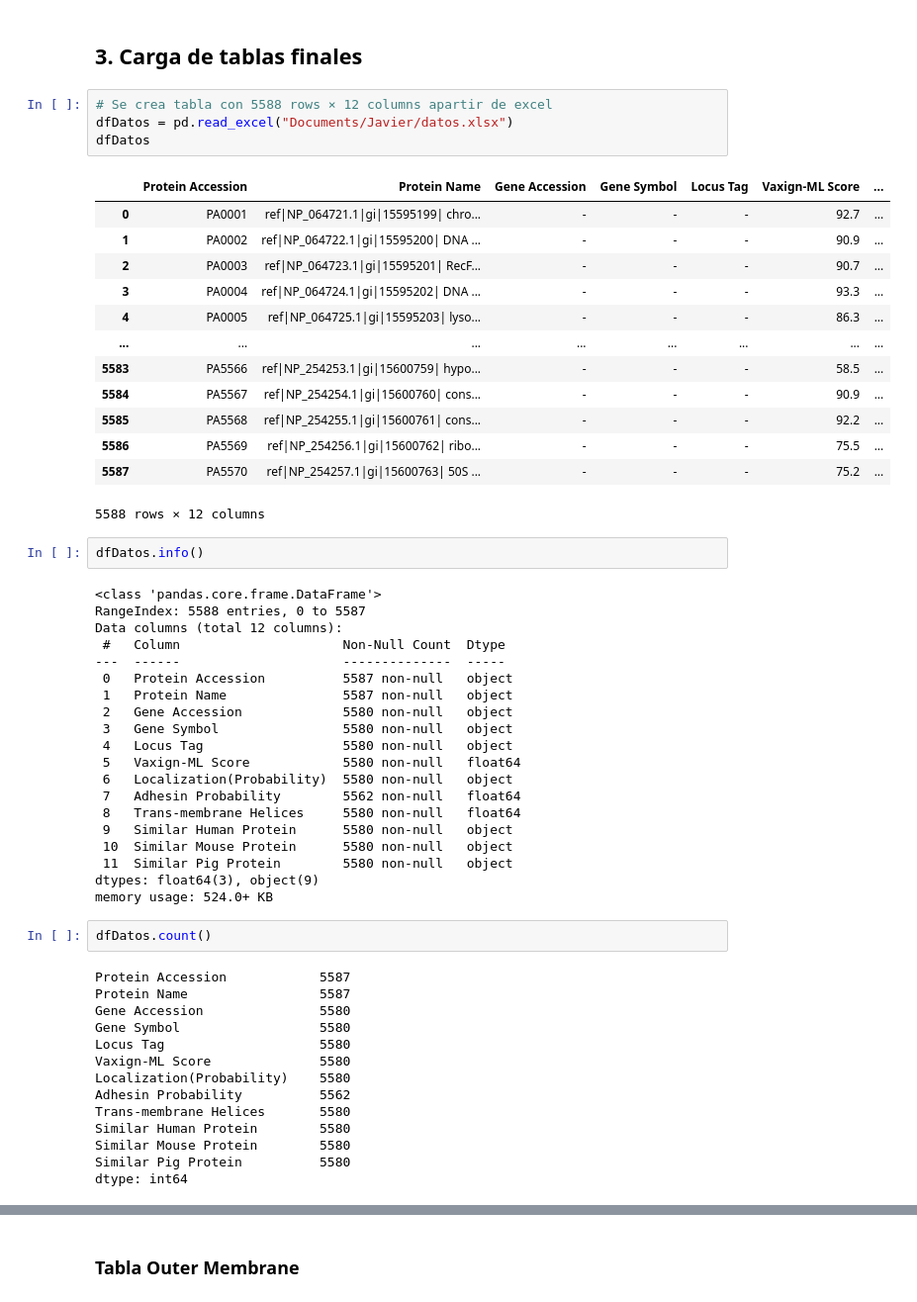
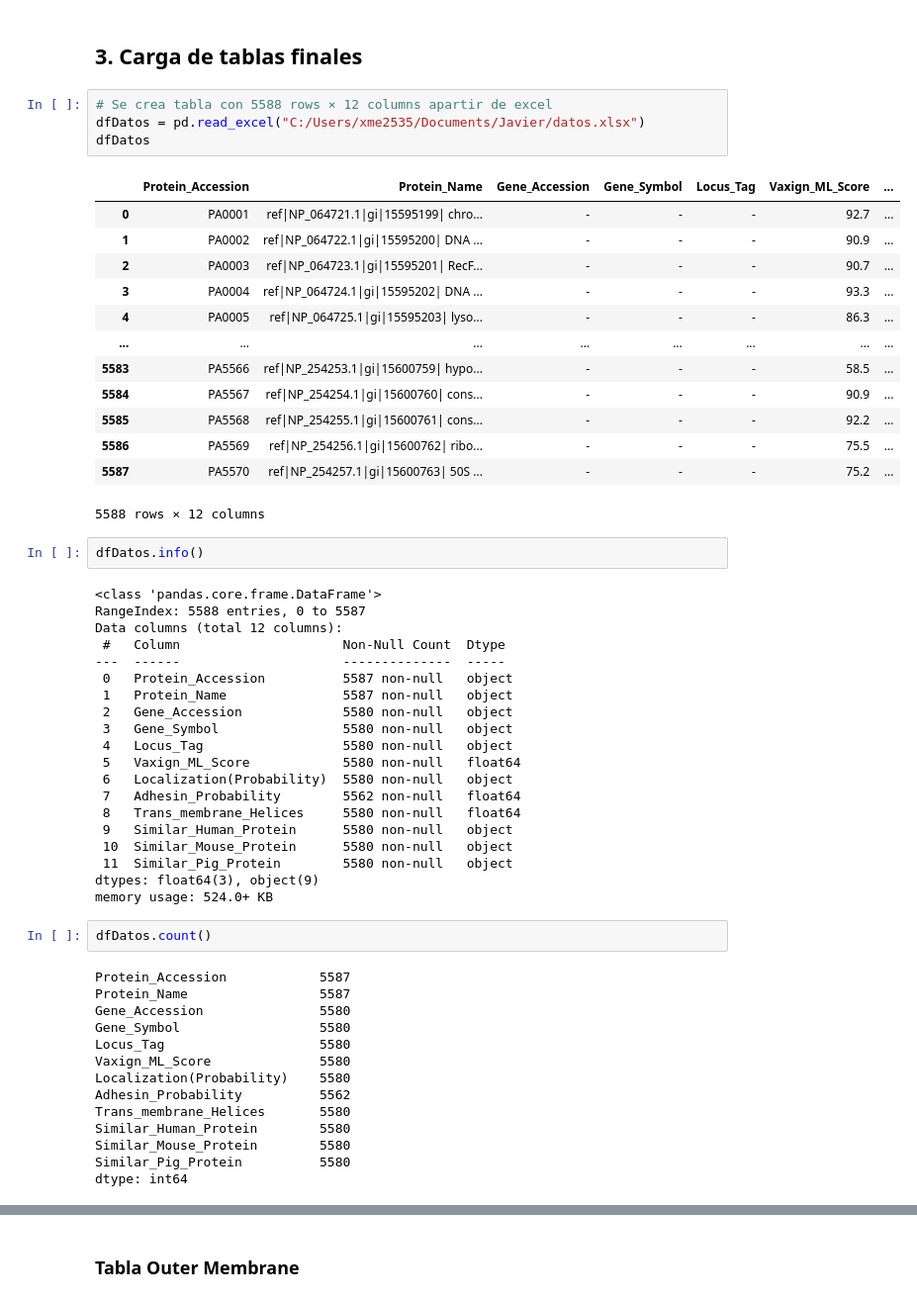
Before and after one commit to kevinerv/Javier, a Jupyter notebook: analisis_javier.ipynb, the cells around one changed output, grey strips where cells are left out. Shown at 99% size. Drawn from its saved outputs; the diff is of its cells as text.

```diff
--- a/analisis_javier.ipynb
+++ b/analisis_javier.ipynb
@@ -8,10 +8,10 @@
 ## 3. Carga de tablas finales
 # %%
 # Se crea tabla con 5588 rows × 12 columns apartir de excel
-dfDatos = pd.read_excel("Documents/Javier/datos.xlsx")
+dfDatos = pd.read_excel("C:/Users/xme2535/Documents/Javier/datos.xlsx")
 dfDatos
 # %% [output]
-|  | Protein Accession | Protein Name | Gene Accession | Gene Symbol | Locus Tag | Vaxign‑ML Score | ... |
+|  | Protein_Accession | Protein_Name | Gene_Accession | Gene_Symbol | Locus_Tag | Vaxign_ML_Score | ... |
 | 0 | PA0001 | ref|NP_064721.1|gi|15595199| chro... | - | - | - | 92.7 | ... |
 | 1 | PA0002 | ref|NP_064722.1|gi|15595200| DNA ... | - | - | - | 90.9 | ... |
 | 2 | PA0003 | ref|NP_064723.1|gi|15595201| RecF... | - | - | - | 90.7 | ... |
@@ -32,35 +32,35 @@ RangeIndex: 5588 entries, 0 to 5587
 Data columns (total 12 columns):
  #   Column                     Non-Null Count  Dtype
 ---  ------                     --------------  -----
- 0   Protein Accession          5587 non-null   object
- 1   Protein Name               5587 non-null   object
- 2   Gene Accession             5580 non-null   object
- 3   Gene Symbol                5580 non-null   object
- 4   Locus Tag                  5580 non-null   object
- 5   Vaxign‑ML Score            5580 non-null   float64
+ 0   Protein_Accession          5587 non-null   object
+ 1   Protein_Name               5587 non-null   object
+ 2   Gene_Accession             5580 non-null   object
+ 3   Gene_Symbol                5580 non-null   object
+ 4   Locus_Tag                  5580 non-null   object
+ 5   Vaxign_ML_Score            5580 non-null   float64
  6   Localization(Probability)  5580 non-null   object
- 7   Adhesin Probability        5562 non-null   float64
- 8   Trans-membrane Helices     5580 non-null   float64
- 9   Similar Human Protein      5580 non-null   object
- 10  Similar Mouse Protein      5580 non-null   object
- 11  Similar Pig Protein        5580 non-null   object
+ 7   Adhesin_Probability        5562 non-null   float64
+ 8   Trans_membrane_Helices     5580 non-null   float64
+ 9   Similar_Human_Protein      5580 non-null   object
+ 10  Similar_Mouse_Protein      5580 non-null   object
+ 11  Similar_Pig_Protein        5580 non-null   object
 dtypes: float64(3), object(9)
 memory usage: 524.0+ KB
 # %%
 dfDatos.count()
 # %% [output]
-Protein Accession            5587
-Protein Name                 5587
-Gene Accession               5580
-Gene Symbol                  5580
-Locus Tag                    5580
-Vaxign‑ML Score              5580
+Protein_Accession            5587
+Protein_Name                 5587
+Gene_Accession               5580
+Gene_Symbol                  5580
+Locus_Tag                    5580
+Vaxign_ML_Score              5580
 Localization(Probability)    5580
-Adhesin Probability          5562
-Trans-membrane Helices       5580
-Similar Human Protein        5580
-Similar Mouse Protein        5580
-Similar Pig Protein          5580
+Adhesin_Probability          5562
+Trans_membrane_Helices       5580
+Similar_Human_Protein        5580
+Similar_Mouse_Protein        5580
+Similar_Pig_Protein          5580
 dtype: int64
 # %%
 # Se agrupa por la variable Localization(Probability) y se hace conteo de registros
```
Also changed, not shown: parts of 4 cells of this notebook, 1 other file.
